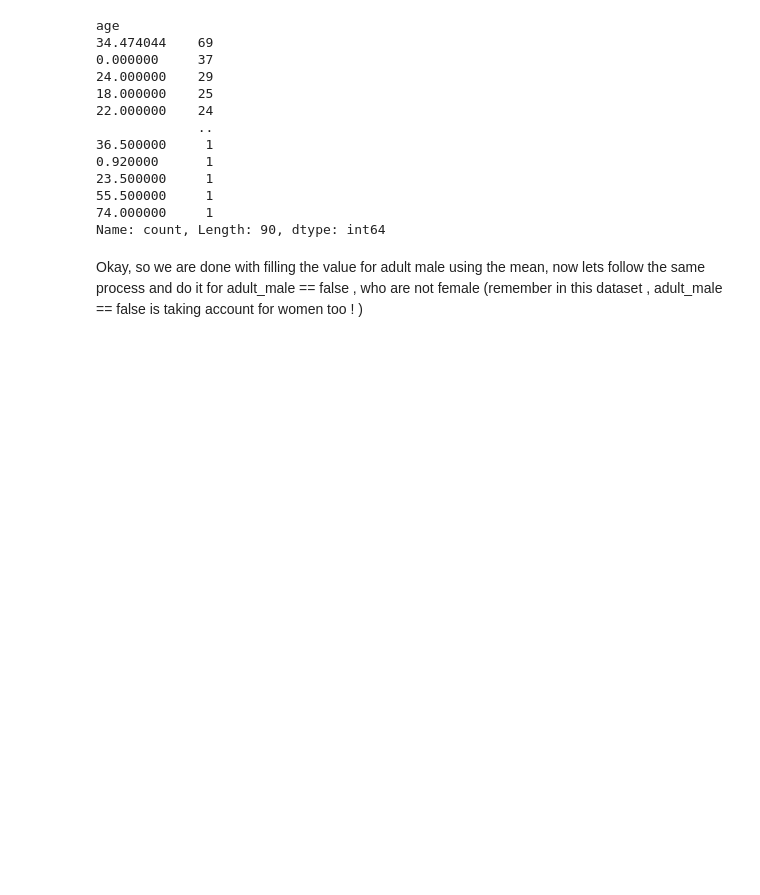
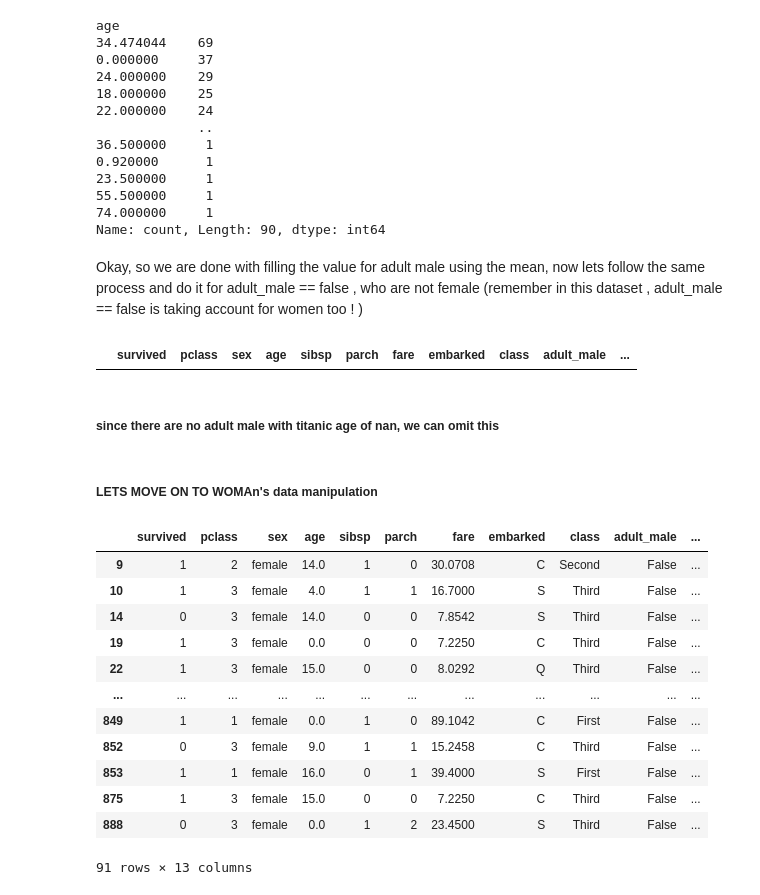
Before and after one commit to hahahang0/MLPracFromKaggle, a Jupyter notebook: titanic/practical2.ipynb, the cells around one changed output. Drawn from its saved outputs; the diff is of its cells as text; code cells hidden in the pictures; blank space fills up the shorter version.

```diff
--- a/titanic/practical2.ipynb
+++ b/titanic/practical2.ipynb
@@ -349,0 +352,8 @@ Okay, so we are done with filling the value for adult male using the mean, now l
+# %%
+young_male_with_nan
+# %% [output]
+|  | survived | pclass | sex | age | sibsp | parch | fare | embarked | class | adult_male | ... |
+# %% [markdown]
+##### since there are no adult male with titanic age of nan, we can omit this
+# %% [markdown]
+##### LETS MOVE ON TO WOMAn's data manipulation
@@ -349,0 +362,16 @@ Okay, so we are done with filling the value for adult male using the mean, now l
+# %%
+adult_female
+# %% [output]
+|  | survived | pclass | sex | age | sibsp | parch | fare | embarked | class | adult_male | ... |
+| 9 | 1 | 2 | female | 14.0 | 1 | 0 | 30.0708 | C | Second | False | ... |
+| 10 | 1 | 3 | female | 4.0 | 1 | 1 | 16.7000 | S | Third | False | ... |
+| 14 | 0 | 3 | female | 14.0 | 0 | 0 | 7.8542 | S | Third | False | ... |
+| 19 | 1 | 3 | female | 0.0 | 0 | 0 | 7.2250 | C | Third | False | ... |
+| 22 | 1 | 3 | female | 15.0 | 0 | 0 | 8.0292 | Q | Third | False | ... |
+| ... | ... | ... | ... | ... | ... | ... | ... | ... | ... | ... | ... |
+| 849 | 1 | 1 | female | 0.0 | 1 | 0 | 89.1042 | C | First | False | ... |
+| 852 | 0 | 3 | female | 9.0 | 1 | 1 | 15.2458 | C | Third | False | ... |
+| 853 | 1 | 1 | female | 16.0 | 0 | 1 | 39.4000 | S | First | False | ... |
+| 875 | 1 | 3 | female | 15.0 | 0 | 0 | 7.2250 | C | Third | False | ... |
+| 888 | 0 | 3 | female | 0.0 | 1 | 2 | 23.4500 | S | Third | False | ... |
+91 rows × 13 columns
```
Also changed, not shown: parts of 10 cells of this notebook.
